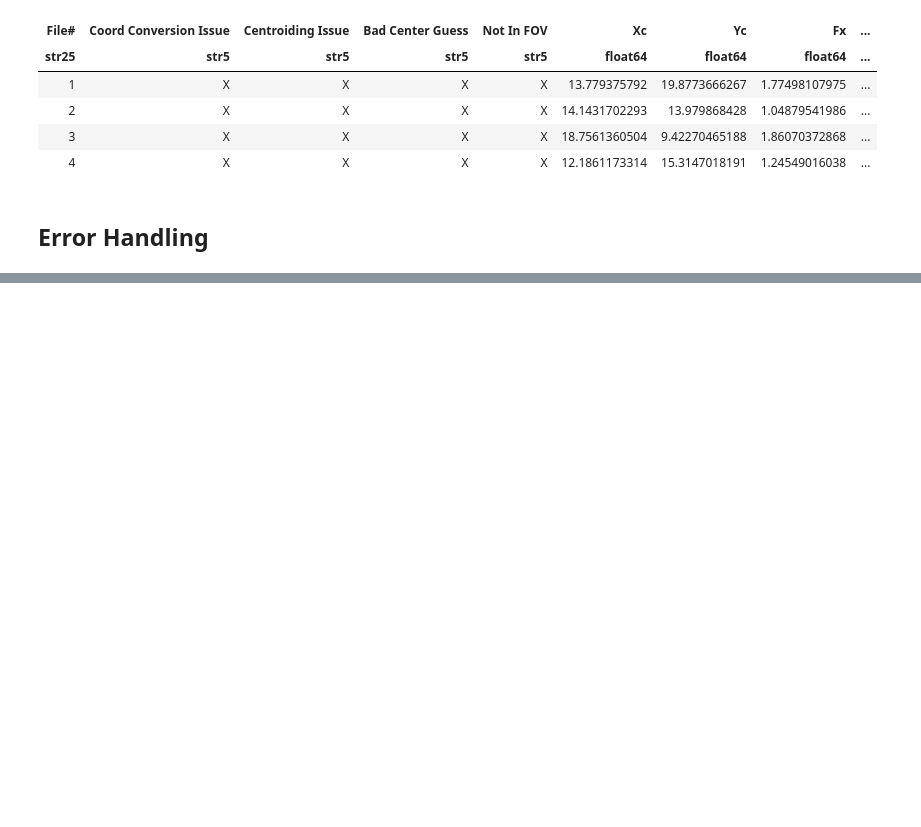
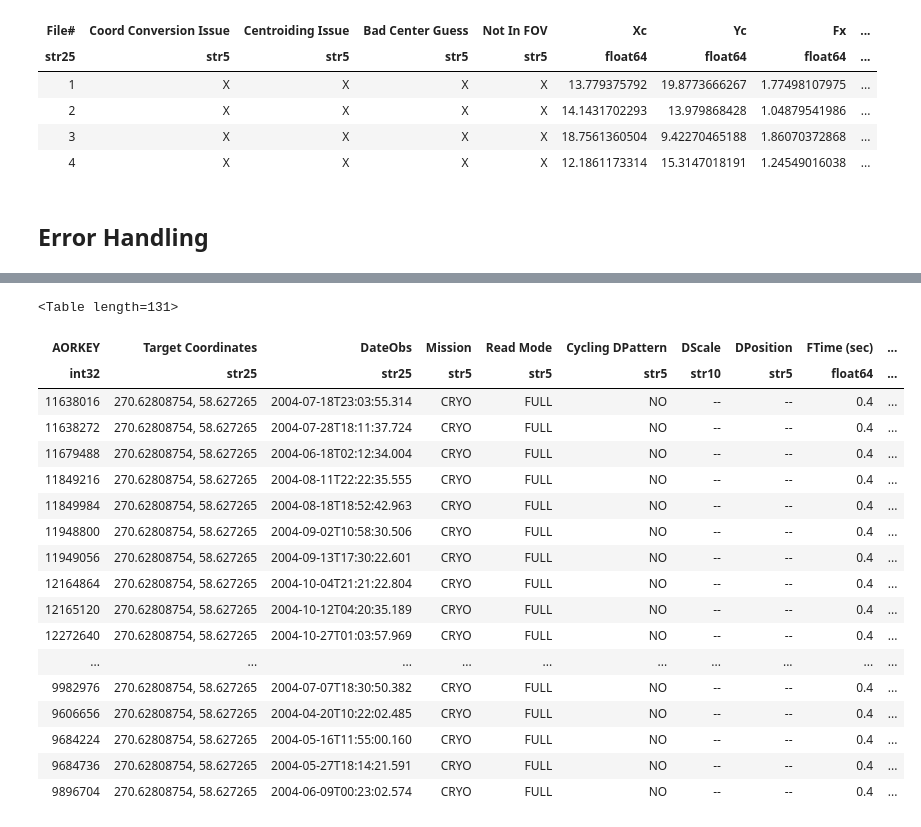
Before and after one commit to eas342/IRAC_photometry, a Jupyter notebook: Code Testing.ipynb, the cells around one changed output, grey strips where cells are left out. Cells and saved outputs as stored; diff of their text form; code cells hidden in the pictures; blank space fills up the shorter version.

```diff
--- a/Code Testing.ipynb
+++ b/Code Testing.ipynb
@@ -605,0 +611,4 @@ img
+# %%
+aor_crd = ['/data1/phot_cal/spitzer/hd165459/warm/r*', '18 02 30.7410086899 +58 37 38.157415821']
+# %%
+aor, img, prb = pipeline.run('single hms', aor_crd, 1, 'bcd', 10, 12, 20, 1.0, 1.221, 10)
@@ -605,0 +625,22 @@ img
+# %%
+aor
+# %% [output]
+<Table length=131>
+| AORKEY | Target Coordinates | DateObs | Mission | Read Mode | Cycling DPattern | DScale | DPosition | FTime (sec) | ... |
+| int32 | str25 | str25 | str5 | str5 | str5 | str10 | str5 | float64 | ... |
+| 11638016 | 270.62808754, 58.627265 | 2004-07-18T23:03:55.314 | CRYO | FULL | NO | -- | -- | 0.4 | ... |
+| 11638272 | 270.62808754, 58.627265 | 2004-07-28T18:11:37.724 | CRYO | FULL | NO | -- | -- | 0.4 | ... |
+| 11679488 | 270.62808754, 58.627265 | 2004-06-18T02:12:34.004 | CRYO | FULL | NO | -- | -- | 0.4 | ... |
+| 11849216 | 270.62808754, 58.627265 | 2004-08-11T22:22:35.555 | CRYO | FULL | NO | -- | -- | 0.4 | ... |
+| 11849984 | 270.62808754, 58.627265 | 2004-08-18T18:52:42.963 | CRYO | FULL | NO | -- | -- | 0.4 | ... |
+| 11948800 | 270.62808754, 58.627265 | 2004-09-02T10:58:30.506 | CRYO | FULL | NO | -- | -- | 0.4 | ... |
+| 11949056 | 270.62808754, 58.627265 | 2004-09-13T17:30:22.601 | CRYO | FULL | NO | -- | -- | 0.4 | ... |
+| 12164864 | 270.62808754, 58.627265 | 2004-10-04T21:21:22.804 | CRYO | FULL | NO | -- | -- | 0.4 | ... |
+| 12165120 | 270.62808754, 58.627265 | 2004-10-12T04:20:35.189 | CRYO | FULL | NO | -- | -- | 0.4 | ... |
+| 12272640 | 270.62808754, 58.627265 | 2004-10-27T01:03:57.969 | CRYO | FULL | NO | -- | -- | 0.4 | ... |
+| ... | ... | ... | ... | ... | ... | ... | ... | ... | ... |
+| 9982976 | 270.62808754, 58.627265 | 2004-07-07T18:30:50.382 | CRYO | FULL | NO | -- | -- | 0.4 | ... |
+| 9606656 | 270.62808754, 58.627265 | 2004-04-20T10:22:02.485 | CRYO | FULL | NO | -- | -- | 0.4 | ... |
+| 9684224 | 270.62808754, 58.627265 | 2004-05-16T11:55:00.160 | CRYO | FULL | NO | -- | -- | 0.4 | ... |
+| 9684736 | 270.62808754, 58.627265 | 2004-05-27T18:14:21.591 | CRYO | FULL | NO | -- | -- | 0.4 | ... |
+| 9896704 | 270.62808754, 58.627265 | 2004-06-09T00:23:02.574 | CRYO | FULL | NO | -- | -- | 0.4 | ... |
```
Also changed, not shown: parts of 2 cells of this notebook, 2 other files.
